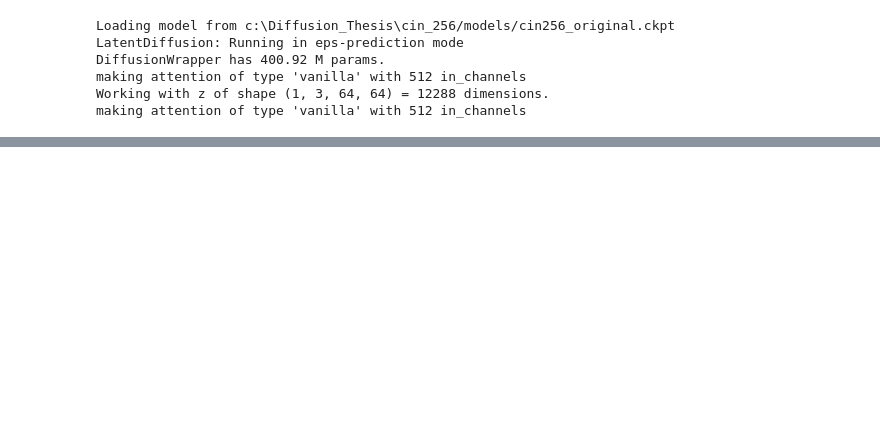
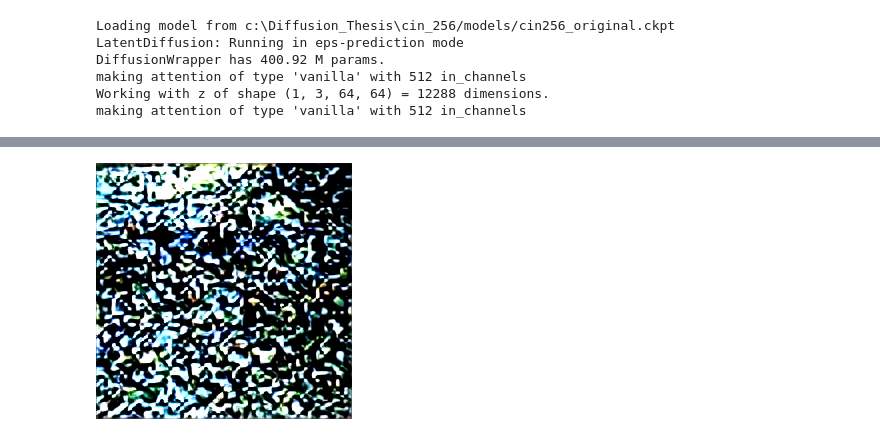
Before and after one commit to Pmobilee/DSD, a Jupyter notebook: cin_256/CIN256_Distillation.ipynb, the cells around one changed output, grey strips where cells are left out. Drawn from its saved outputs; the diff is of its cells as text; code cells hidden in the pictures; blank space fills up the shorter version.

```diff
--- a/cin_256/CIN256_Distillation.ipynb
+++ b/cin_256/CIN256_Distillation.ipynb
@@ -31,0 +110,4 @@ AttributeError: 'tuple' object has no attribute 'num_timesteps'
+# %%
+latent_to_img(teacher, img)
+# %% [output]
+[figure, added]
```
Also changed, not shown: parts of 12 cells of this notebook, 2 other files.
